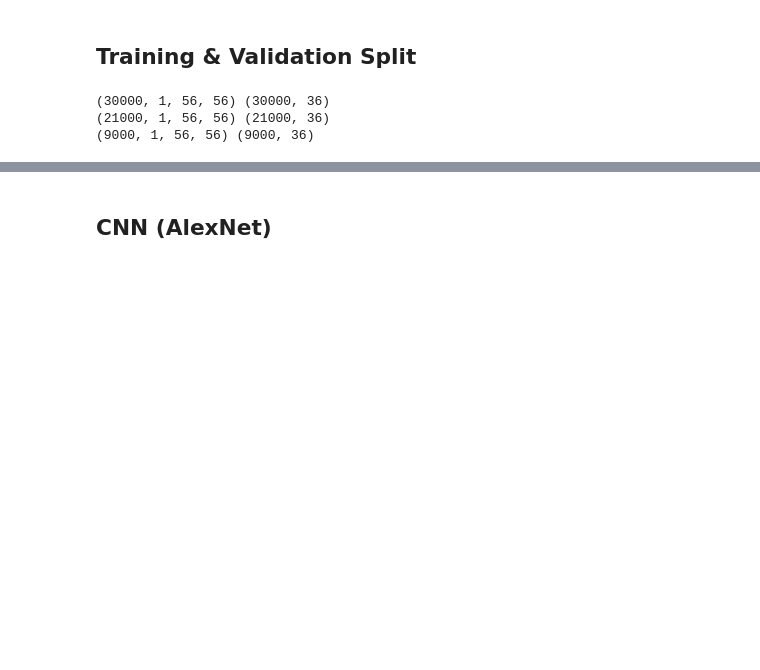
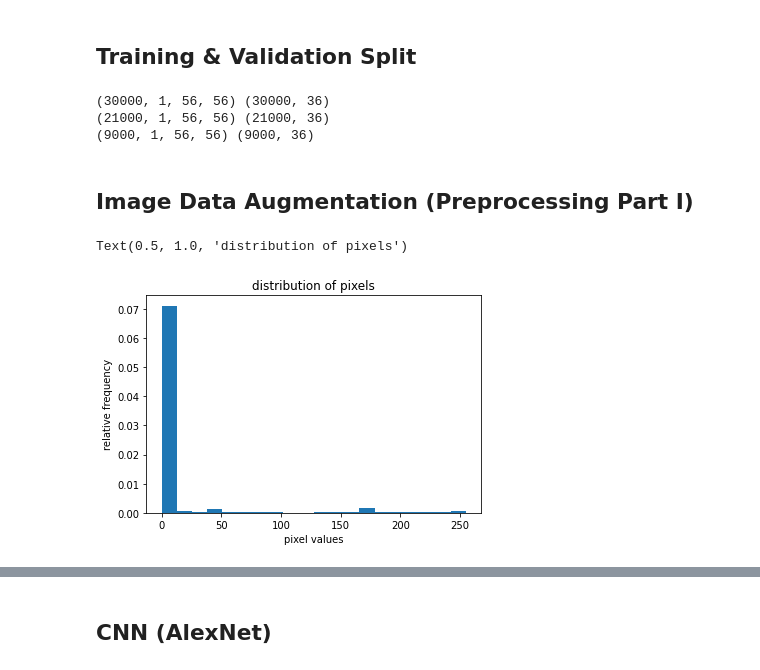
Before and after one commit to felixsimard/comp551-p3, a Jupyter notebook: HassanNet.ipynb, the cells around one changed output, grey strips where cells are left out. Saved outputs shown, nothing was run; the diff lists cells and outputs as text; code cells hidden in the pictures; blank space fills up the shorter version.

```diff
--- a/HassanNet.ipynb
+++ b/HassanNet.ipynb
@@ -112,3 +192,14 @@ print(val_l.shape, val_labels_l.shape)
 (30000, 1, 56, 56) (30000, 36)
 (21000, 1, 56, 56) (21000, 36)
 (9000, 1, 56, 56) (9000, 36)
+# %% [markdown]
+## Image Data Augmentation (Preprocessing Part I)
+# %%
+img_pil = train_l[1189]
+plt.hist(np.array(img_pil).ravel(), bins=20,density=True)
+plt.xlabel("pixel values")
+plt.ylabel("relative frequency")
+plt.title("distribution of pixels")
+# %% [output]
+Text(0.5, 1.0, 'distribution of pixels')
+[figure, added]
```
Also changed, not shown: parts of 36 cells of this notebook.
